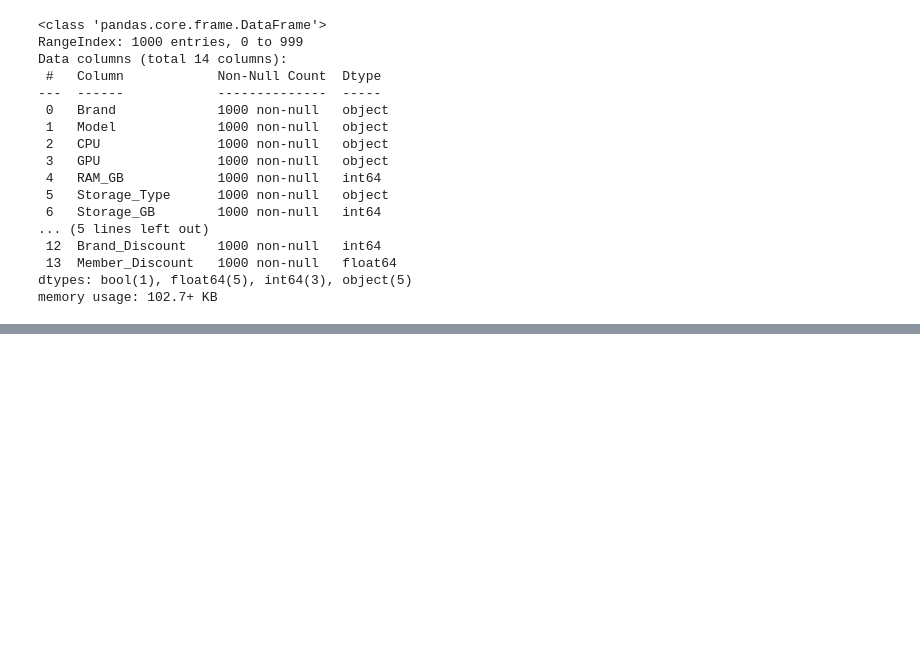
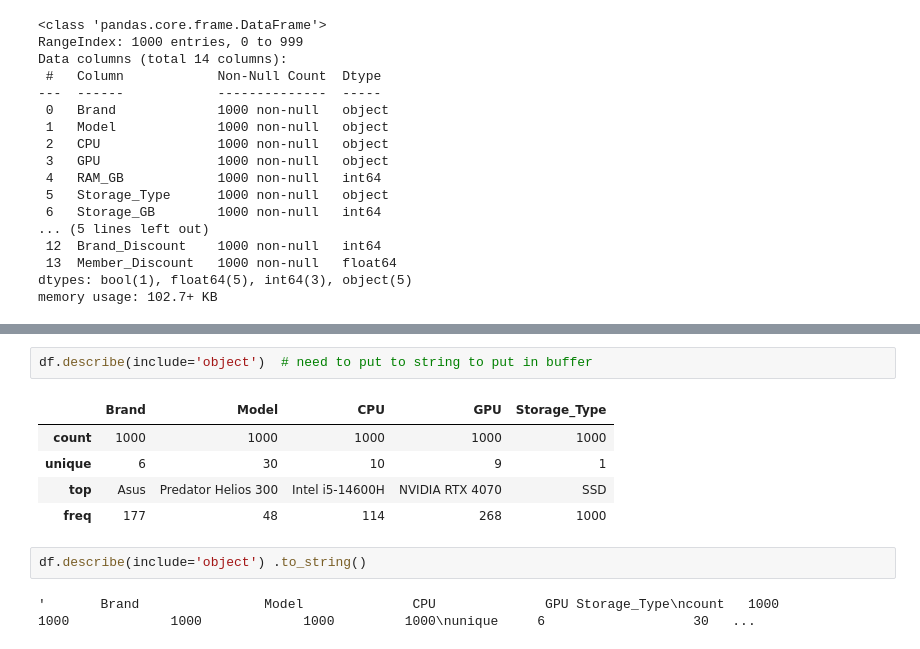
Before and after one commit to leongie/ADALL_github, a Jupyter notebook: Main.ipynb, the cells around one changed output, grey strips where cells are left out. Saved outputs shown, nothing was run; the diff lists cells and outputs as text; blank space fills up the shorter version.

```diff
--- a/Main.ipynb
+++ b/Main.ipynb
@@ -138,3 +247,15 @@ memory usage: 102.7+ KB
+# %%
+df.describe(include='object')  # need to put to string to put in buffer
+# %% [output]
+|  | Brand | Model | CPU | GPU | Storage_Type |
+| count | 1000 | 1000 | 1000 | 1000 | 1000 |
+| unique | 6 | 30 | 10 | 9 | 1 |
+| top | Asus | Predator Helios 300 | Intel i5-14600H | NVIDIA RTX 4070 | SSD |
+| freq | 177 | 48 | 114 | 268 | 1000 |
+# %%
+df.describe(include='object') .to_string()
+# %% [output]
+'       Brand                Model              CPU              GPU Storage_Type\ncount   1000                 1000             1000             1000         1000\nunique     6                   30   ...
 # %%
 from google.colab import userdata
 from openai import OpenAI
```
Also changed, not shown: parts of 10 cells of this notebook.
